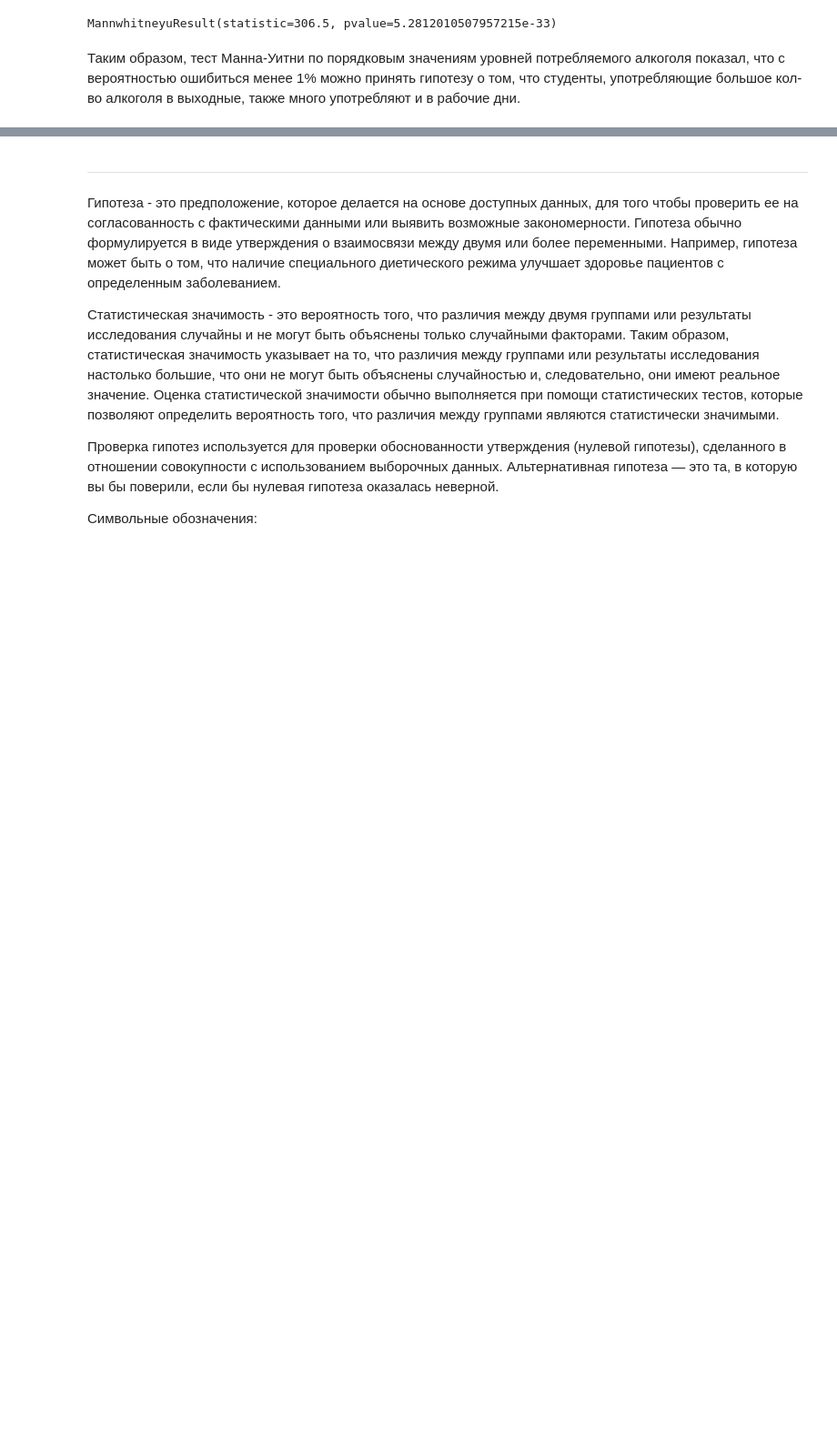
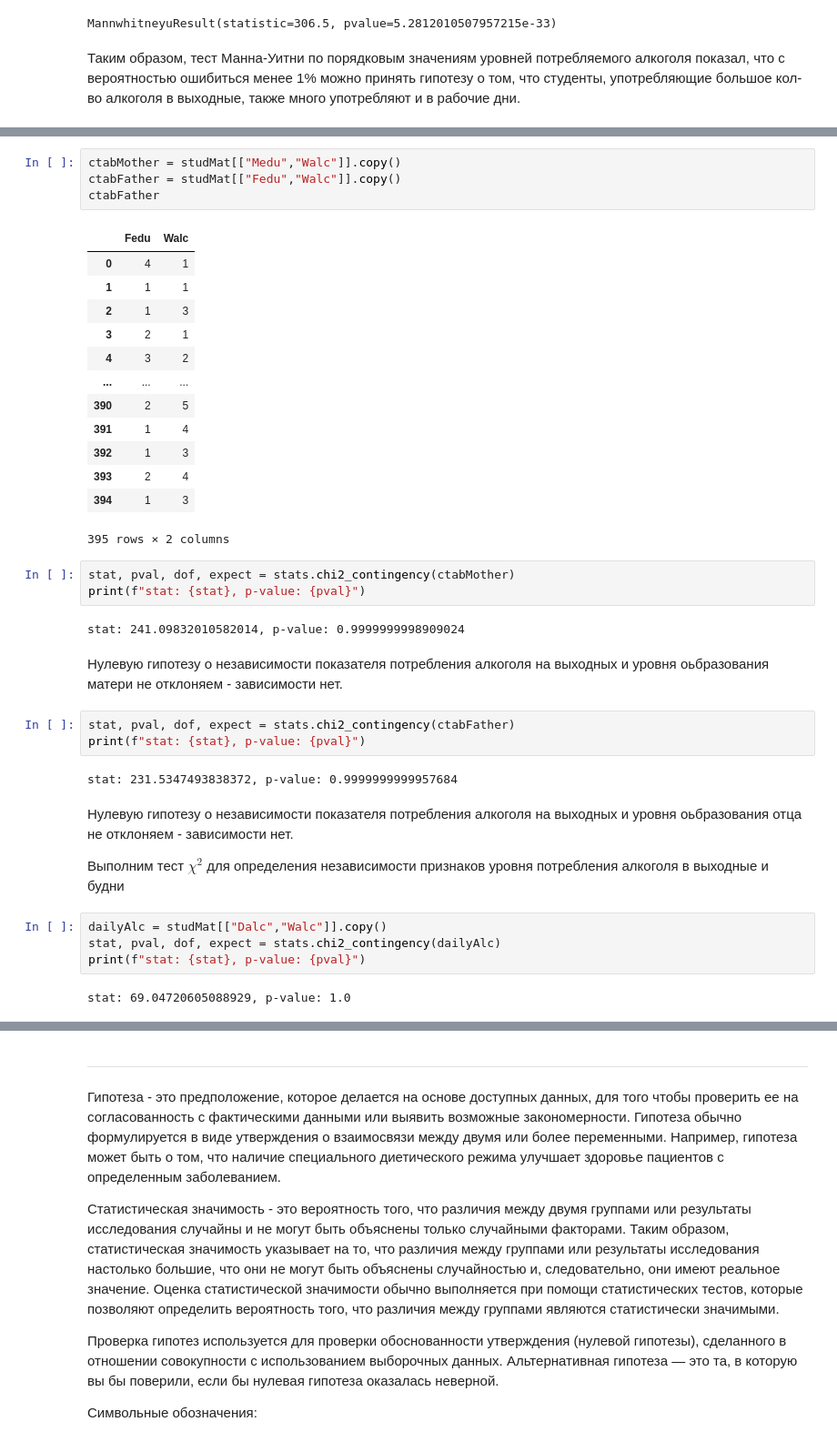
Before and after one commit to Letch49/ML_VVSU_2023, a Jupyter notebook: lec04/lec04.ipynb, the cells around one changed output, grey strips where cells are left out. Shown at 91% size. Saved outputs shown, nothing was run; the diff lists cells and outputs as text; blank space fills up the shorter version.

```diff
--- a/lec04/lec04.ipynb
+++ b/lec04/lec04.ipynb
@@ -487,0 +494,40 @@ MannwhitneyuResult(statistic=306.5, pvalue=5.2812010507957215e-33)
+# %%
+ctabMother = studMat[["Medu","Walc"]].copy()
+ctabFather = studMat[["Fedu","Walc"]].copy()
+ctabFather
+# %% [output]
+|  | Fedu | Walc |
+| 0 | 4 | 1 |
+| 1 | 1 | 1 |
+| 2 | 1 | 3 |
+| 3 | 2 | 1 |
+| 4 | 3 | 2 |
+| ... | ... | ... |
+| 390 | 2 | 5 |
+| 391 | 1 | 4 |
+| 392 | 1 | 3 |
+| 393 | 2 | 4 |
+| 394 | 1 | 3 |
+395 rows × 2 columns
+# %%
+stat, pval, dof, expect = stats.chi2_contingency(ctabMother)
+print(f"stat: {stat}, p-value: {pval}")
+# %% [output]
+stat: 241.09832010582014, p-value: 0.9999999998909024
+# %% [markdown]
+Нулевую гипотезу о независимости показателя потребления алкоголя на выходных и уровня оьбразования матери не отклоняем - зависимости нет.
+# %%
+stat, pval, dof, expect = stats.chi2_contingency(ctabFather)
+print(f"stat: {stat}, p-value: {pval}")
+# %% [output]
+stat: 231.5347493838372, p-value: 0.9999999999957684
+# %% [markdown]
+Нулевую гипотезу о независимости показателя потребления алкоголя на выходных и уровня оьбразования отца не отклоняем - зависимости нет.
+
+Выполним тест $\chi^2$ для определения независимости признаков уровня потребления алкоголя в выходные и будни
+# %%
+dailyAlc = studMat[["Dalc","Walc"]].copy()
+stat, pval, dof, expect = stats.chi2_contingency(dailyAlc)
+print(f"stat: {stat}, p-value: {pval}")
+# %% [output]
+stat: 69.04720605088929, p-value: 1.0
```
Also changed, not shown: parts of 2 cells of this notebook.
